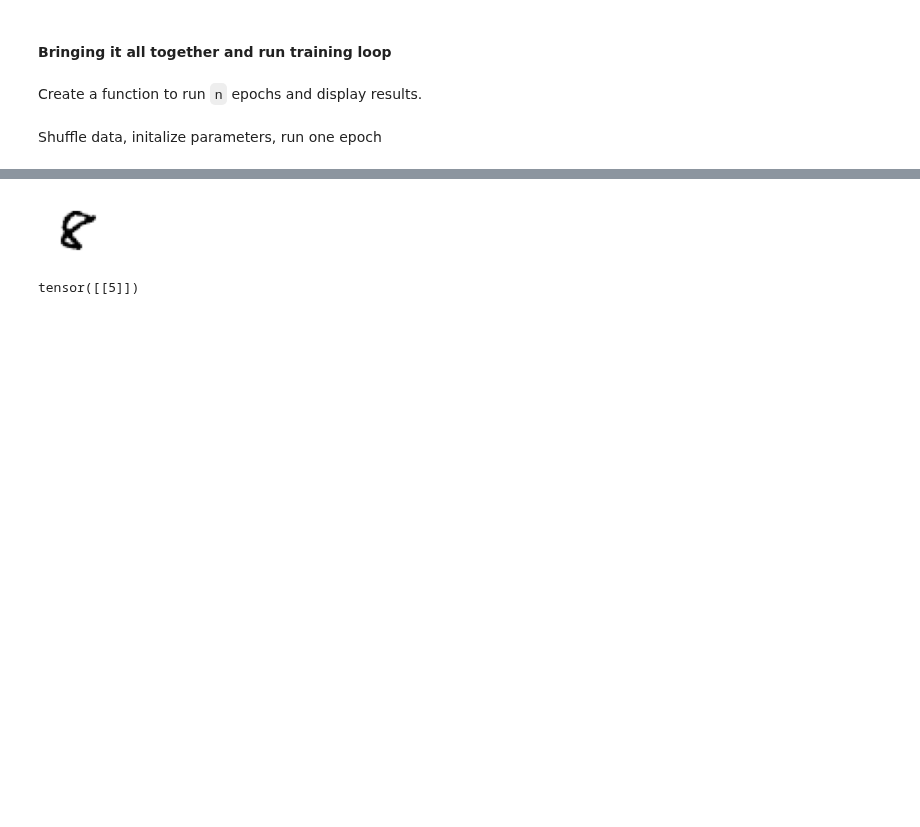
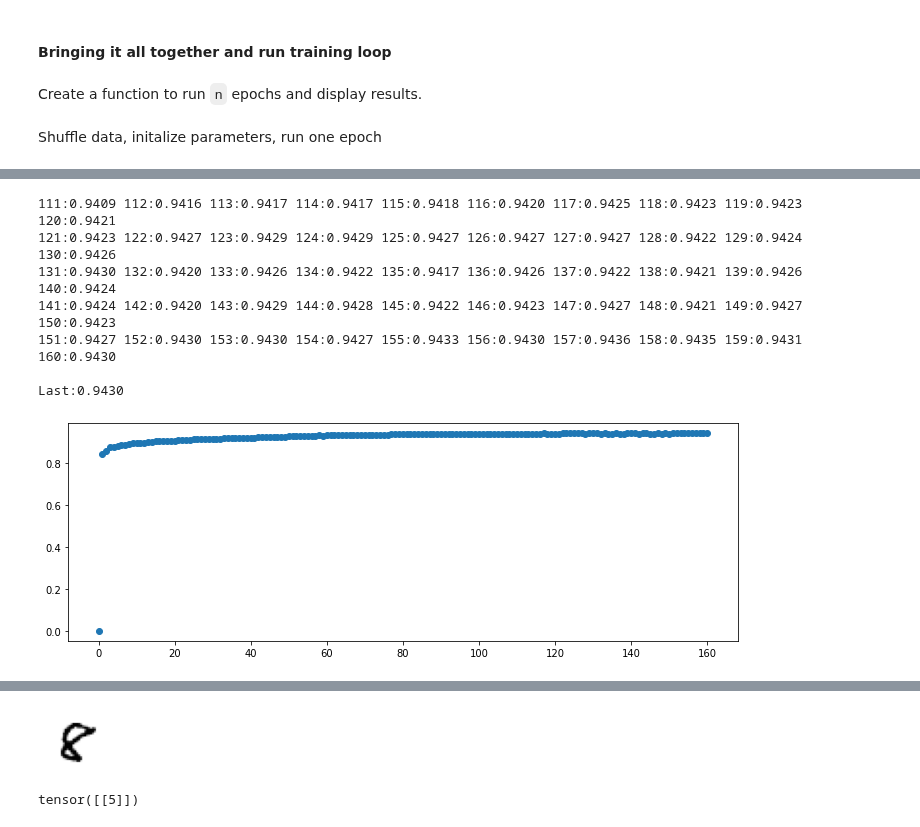
Before and after one commit to vtecftwy/fastbook, a Jupyter notebook: wip nbs/04_mnist_full_set.ipynb, the cells around one changed output, grey strips where cells are left out. Saved outputs shown, nothing was run; the diff lists cells and outputs as text; code cells hidden in the pictures; blank space fills up the shorter version.

```diff
--- a/wip nbs/04_mnist_full_set.ipynb
+++ b/wip nbs/04_mnist_full_set.ipynb
@@ -1040,0 +1051,11 @@ metric_results = run_n_epochs(model, lr, params, 50)
+# %%
+metric_results = run_n_epochs(model, lr, params, 50)
+# %% [output]
+111:0.9409 112:0.9416 113:0.9417 114:0.9417 115:0.9418 116:0.9420 117:0.9425 118:0.9423 119:0.9423 120:0.9421
+121:0.9423 122:0.9427 123:0.9429 124:0.9429 125:0.9427 126:0.9427 127:0.9427 128:0.9422 129:0.9424 130:0.9426
+131:0.9430 132:0.9420 133:0.9426 134:0.9422 135:0.9417 136:0.9426 137:0.9422 138:0.9421 139:0.9426 140:0.9424
+141:0.9424 142:0.9420 143:0.9429 144:0.9428 145:0.9422 146:0.9423 147:0.9427 148:0.9421 149:0.9427 150:0.9423
+151:0.9427 152:0.9430 153:0.9430 154:0.9427 155:0.9433 156:0.9430 157:0.9436 158:0.9435 159:0.9431 160:0.9430
+
+Last:0.9430
+[figure, added]
```
Also changed, not shown: parts of 54 cells of this notebook.
